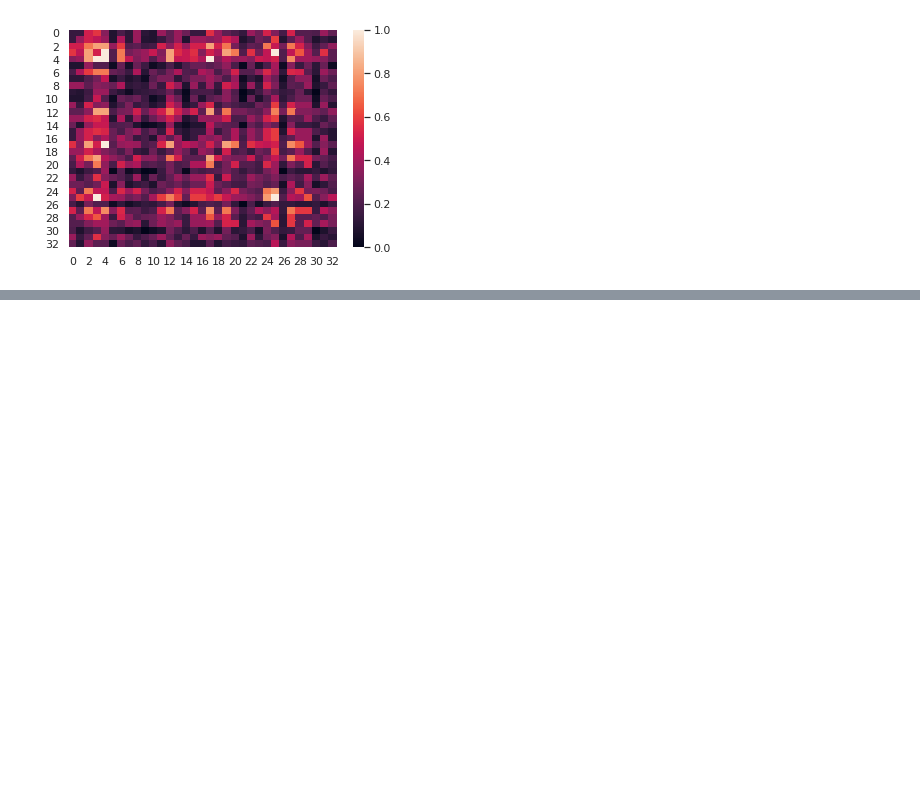
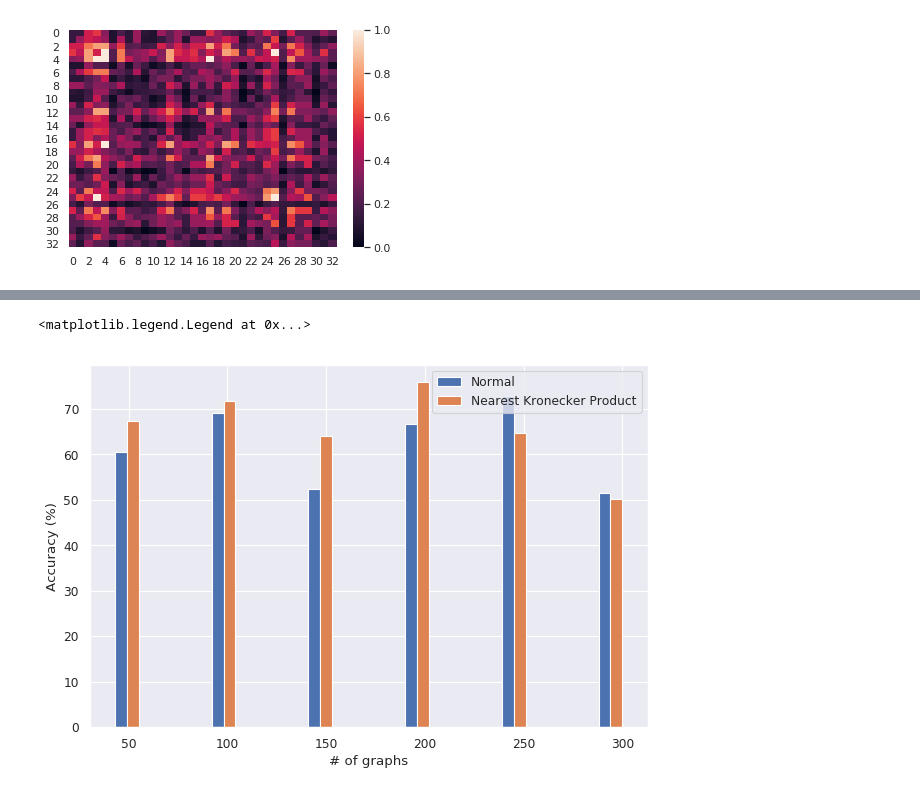
Before and after one commit to leoandeol/graph-kernels, a Jupyter notebook: tests.ipynb, the cells around one changed output, grey strips where cells are left out. Cells and saved outputs as stored; diff of their text form; code cells hidden in the pictures; blank space fills up the shorter version.

```diff
--- a/tests.ipynb
+++ b/tests.ipynb
@@ -820,0 +838,13 @@ for x in range(1,N):
+# %%
+#print(a_raw)
+plt.figure(num=None, figsize=(9,6), dpi=80, facecolor='w', edgecolor='k')
+width=6
+plt.bar(np.array(xs)-width,a_raw,label="Normal",width=width)
+plt.bar(np.array(xs),a_inv,label="Nearest Kronecker Product",width=width)
+plt.xlabel('# of graphs')
+plt.ylabel('Accuracy (%)')
+plt.tick_params('y')
+plt.legend()
+# %% [output]
+<matplotlib.legend.Legend at 0x...>
+[figure, added]
```
Also changed, not shown: parts of 2 cells of this notebook, 5 other files.
